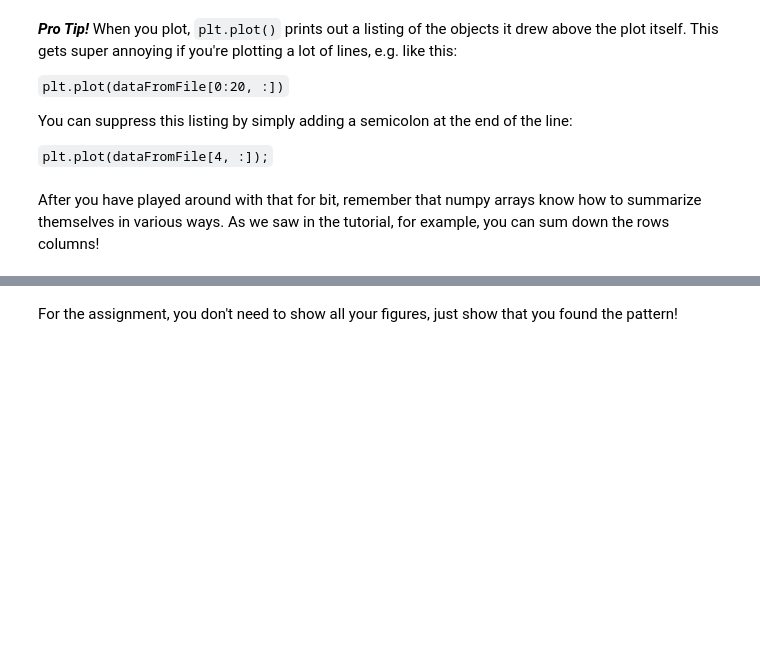
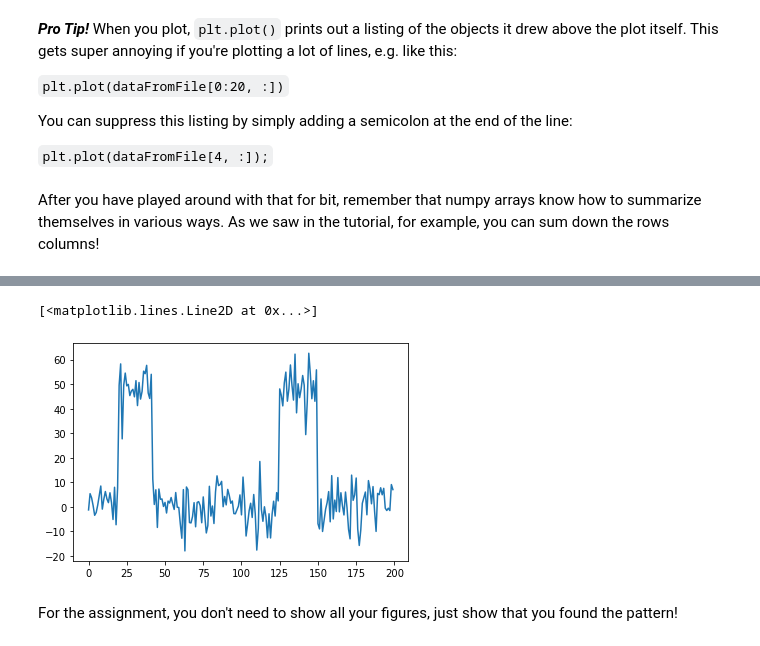
Before and after one commit to 0417Paul/PSY341K-FDS1, a Jupyter notebook: Exercise-009/tutorial009Exercise.ipynb, the cells around one changed output, grey strips where cells are left out. Saved outputs shown, nothing was run; the diff lists cells and outputs as text; code cells hidden in the pictures; blank space fills up the shorter version.

```diff
--- a/Exercise-009/tutorial009Exercise.ipynb
+++ b/Exercise-009/tutorial009Exercise.ipynb
@@ -161,2 +196,7 @@ After you have played around with that for bit, remember that numpy arrays know
+# %%
+plt.plot(data_2.sum(1))
+# %% [output]
+[<matplotlib.lines.Line2D at 0x...>]
+[figure, added]
 # %% [markdown]
 For the assignment, you don't need to show all your figures, just show that you found the pattern!
```
Also changed, not shown: parts of 4 cells of this notebook, 3 other files.
